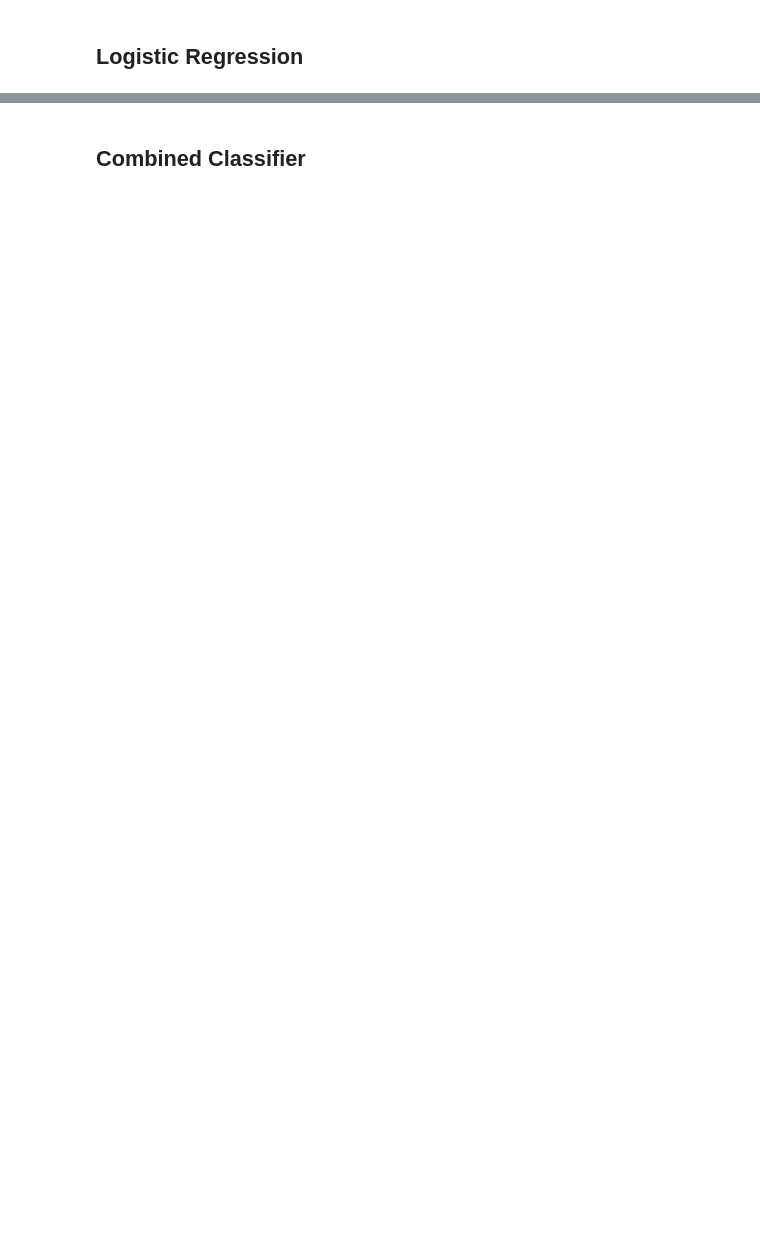
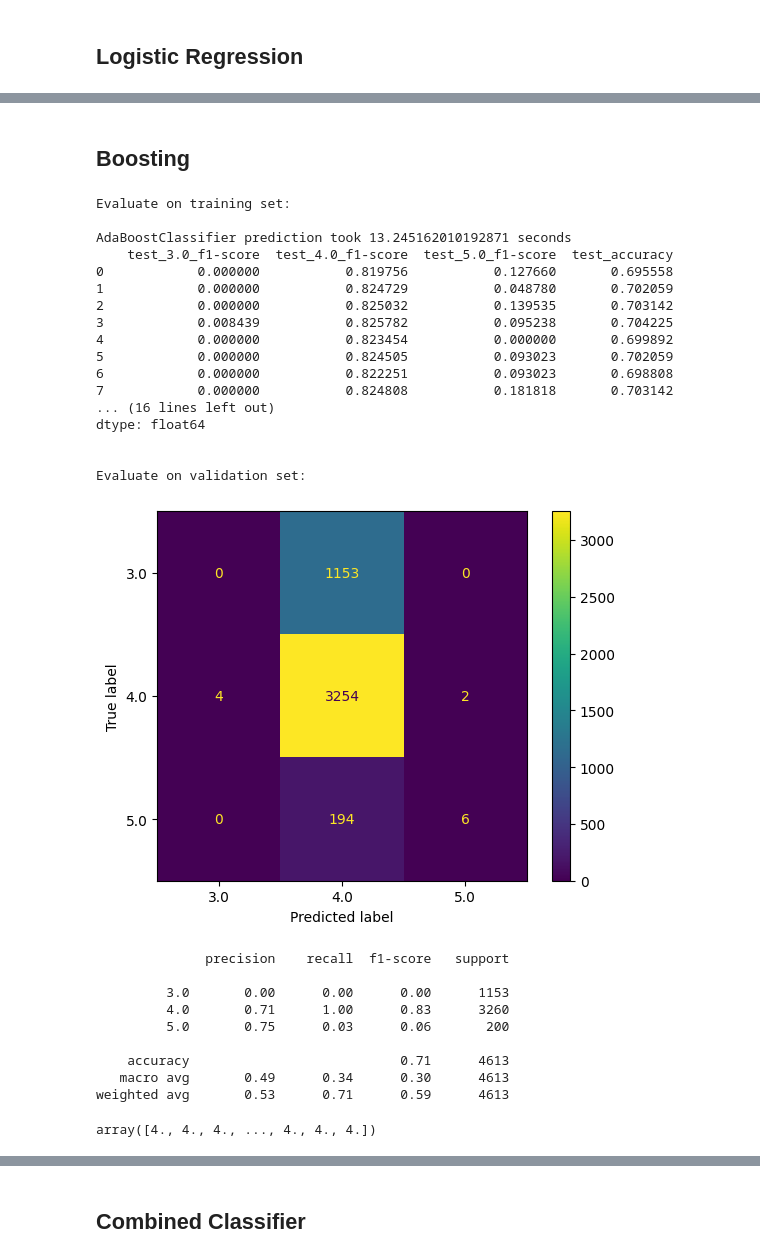
Before and after one commit to 7angel4/Goodreads-rating-classification, a Jupyter notebook: comp30027-a2.ipynb, the cells around one changed output, grey strips where cells are left out. Saved outputs shown, nothing was run; the diff lists cells and outputs as text; code cells hidden in the pictures; blank space fills up the shorter version.

Commit message:
Added AdaBoost + RandomForest classifiers

```diff
--- a/comp30027-a2.ipynb
+++ b/comp30027-a2.ipynb
@@ -678,0 +907,36 @@ validate_and_test(logr_sgd, X_train, y_train, X_val, y_val)
+# %% [markdown]
+## Boosting
+# %%
+from sklearn.ensemble import AdaBoostClassifier
+
+adab = AdaBoostClassifier(n_estimators=100, random_state=30027)
+validate_and_test(adab, X_train, y_train, X_val, y_val)
+# %% [output]
+Evaluate on training set:
+
+AdaBoostClassifier prediction took 13.245162010192871 seconds
+    test_3.0_f1-score  test_4.0_f1-score  test_5.0_f1-score  test_accuracy
+0            0.000000           0.819756           0.127660       0.695558
+1            0.000000           0.824729           0.048780       0.702059
+2            0.000000           0.825032           0.139535       0.703142
+3            0.008439           0.825782           0.095238       0.704225
+4            0.000000           0.823454           0.000000       0.699892
+5            0.000000           0.824505           0.093023       0.702059
+6            0.000000           0.822251           0.093023       0.698808
+7            0.000000           0.824808           0.181818       0.703142
+... (16 lines left out)
+dtype: float64
+
+
+Evaluate on validation set:
+[figure, added]
+              precision    recall  f1-score   support
+
+         3.0       0.00      0.00      0.00      1153
+         4.0       0.71      1.00      0.83      3260
+         5.0       0.75      0.03      0.06       200
+
+    accuracy                           0.71      4613
+   macro avg       0.49      0.34      0.30      4613
+weighted avg       0.53      0.71      0.59      4613
+array([4., 4., 4., ..., 4., 4., 4.])
```
Also changed, not shown: parts of 16 cells of this notebook.
